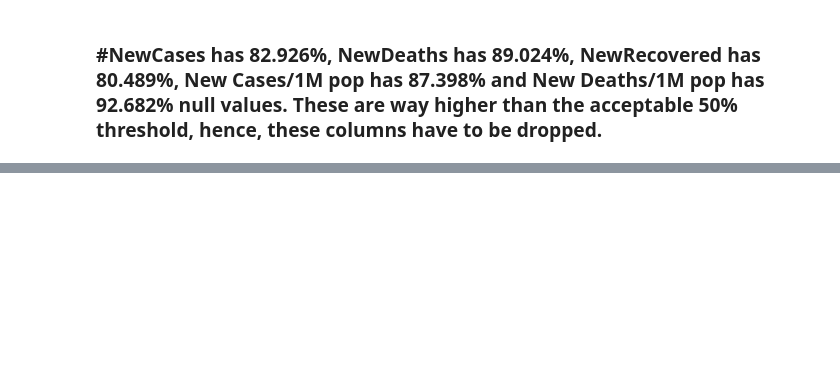
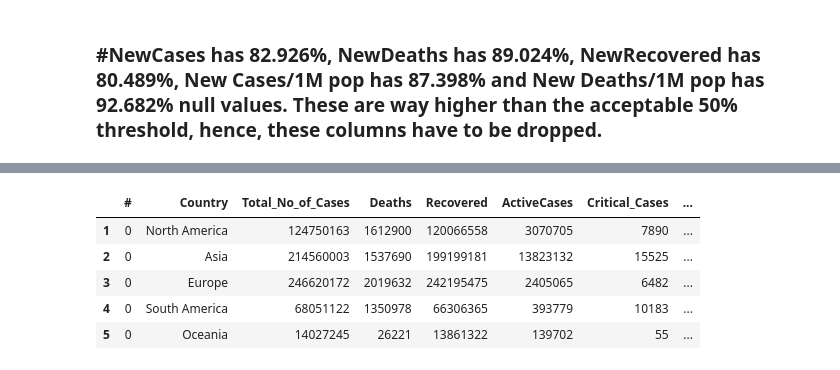
Before and after one commit to NNEKUS/-data-engineering-project-template., a Jupyter notebook: My_Data_Cleaning_and_Enrichment_Notebook.ipynb, the cells around one changed output, grey strips where cells are left out. Cells and saved outputs as stored; diff of their text form; code cells hidden in the pictures; blank space fills up the shorter version.

```diff
--- a/My_Data_Cleaning_and_Enrichment_Notebook.ipynb
+++ b/My_Data_Cleaning_and_Enrichment_Notebook.ipynb
@@ -271,0 +336,11 @@ Asian_Cases
+# %%
+df_test.rename(columns={"Country,Other": "Country", "TotalCases": "Total_No_of_Cases", "TotalDeaths": "Deaths", "TotalRecovered": "Recovered", "Serious,Critical": "Critical_Cases", "Tot Cases/1M pop": "Cases/Mill_pop", "Tot Cases/1M pop": "Deaths/Mill_pop","TotalTests": "Tests", "Tests/\n1M pop\n": "Test/Mill_pop", "Active Cases/1M pop": "ActiveCases/Mill_pop"}, inplace=True)
+# %%
+df_test.head()
+# %% [output]
+|  | # | Country | Total_No_of_Cases | Deaths | Recovered | ActiveCases | Critical_Cases | ... |
+| 1 | 0 | North America | 124750163 | 1612900 | 120066558 | 3070705 | 7890 | ... |
+| 2 | 0 | Asia | 214560003 | 1537690 | 199199181 | 13823132 | 15525 | ... |
+| 3 | 0 | Europe | 246620172 | 2019632 | 242195475 | 2405065 | 6482 | ... |
+| 4 | 0 | South America | 68051122 | 1350978 | 66306365 | 393779 | 10183 | ... |
+| 5 | 0 | Oceania | 14027245 | 26221 | 13861322 | 139702 | 55 | ... |
```
Also changed, not shown: parts of 19 cells of this notebook.
